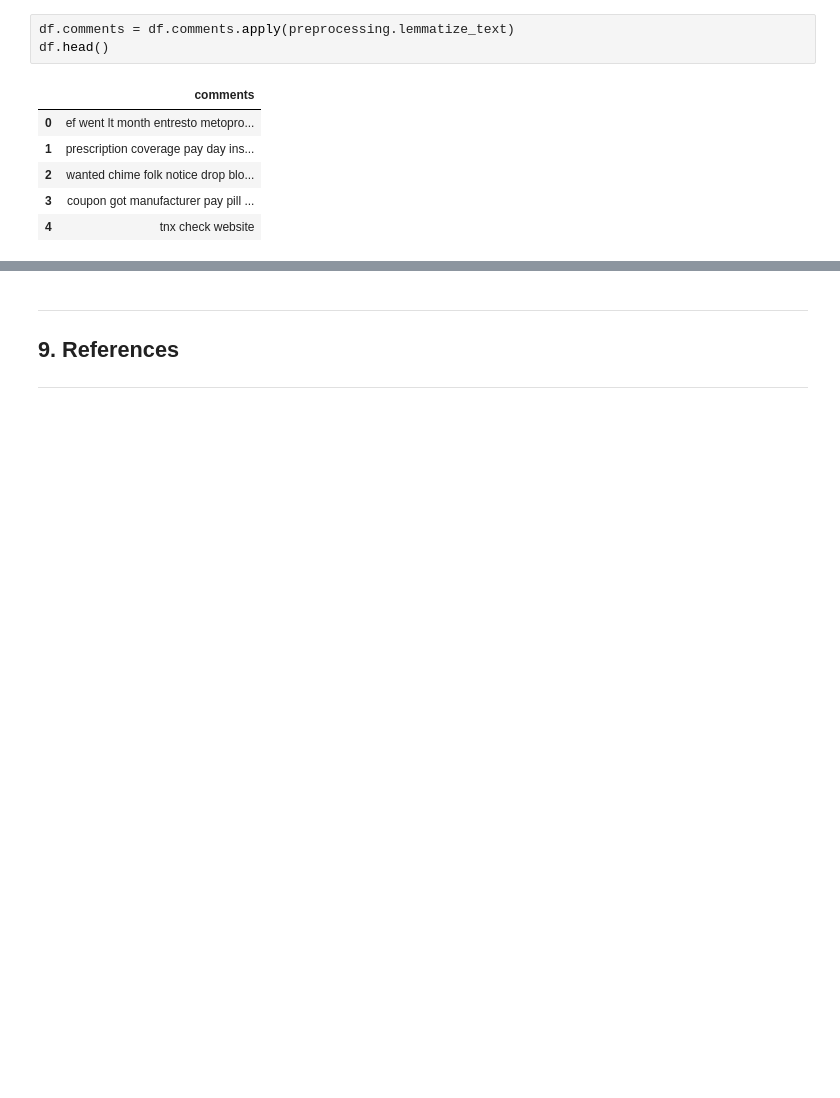
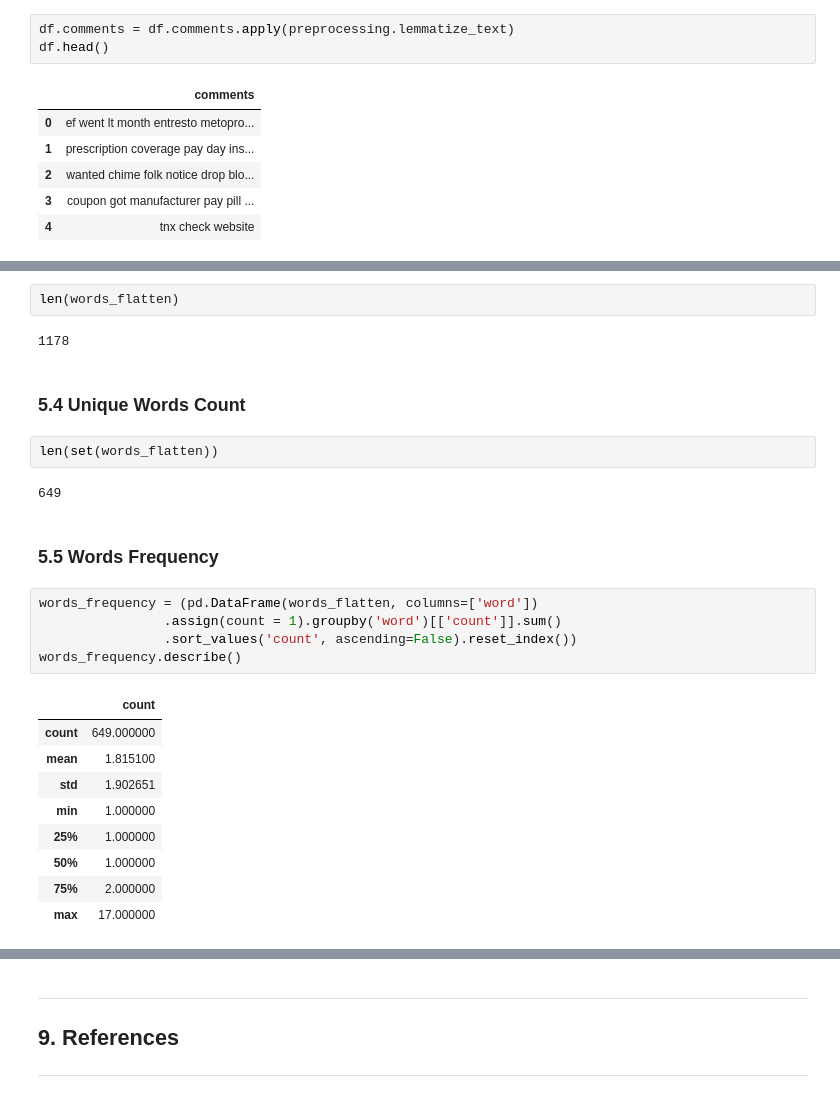
Before and after one commit to DanielEduardoLopez/SentimentAnalysisEntresto, a Jupyter notebook: notebooks/SentimentAnalysisEntresto.ipynb, the cells around one changed output, grey strips where cells are left out. Cells and saved outputs as stored; diff of their text form; blank space fills up the shorter version.

```diff
--- a/notebooks/SentimentAnalysisEntresto.ipynb
+++ b/notebooks/SentimentAnalysisEntresto.ipynb
@@ -431,0 +491,27 @@ df.head()
+# %%
+len(words_flatten)
+# %% [output]
+1178
+# %% [markdown]
+### **5.4 Unique Words Count** <a class="anchor" id="unique_words_count"></a>
+# %%
+len(set(words_flatten))
+# %% [output]
+649
+# %% [markdown]
+### **5.5 Words Frequency** <a class="anchor" id="words_frequency"></a>
+# %%
+words_frequency = (pd.DataFrame(words_flatten, columns=['word'])
+                .assign(count = 1).groupby('word')[['count']].sum()
+                .sort_values('count', ascending=False).reset_index())
+words_frequency.describe()
+# %% [output]
+|  | count |
+| count | 649.000000 |
+| mean | 1.815100 |
+| std | 1.902651 |
+| min | 1.000000 |
+| 25% | 1.000000 |
+| 50% | 1.000000 |
+| 75% | 2.000000 |
+| max | 17.000000 |
```
Also changed, not shown: parts of 17 cells of this notebook.
